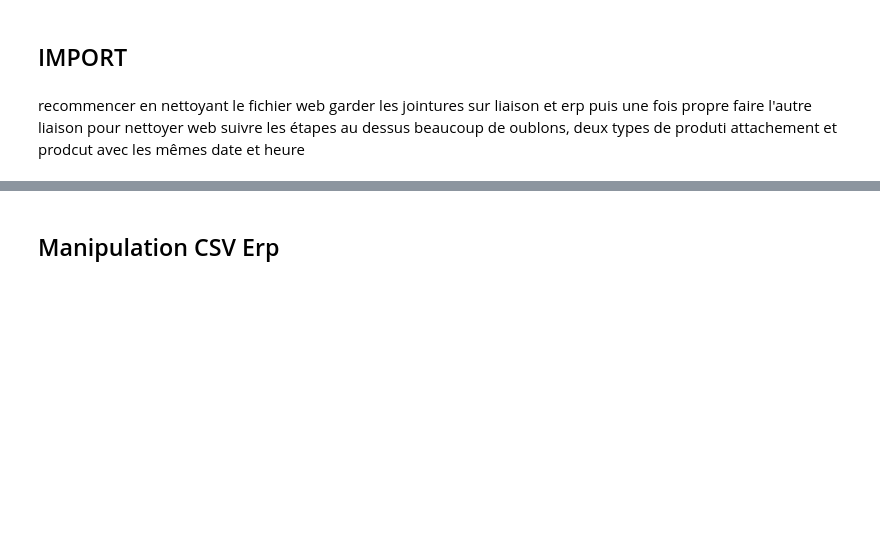
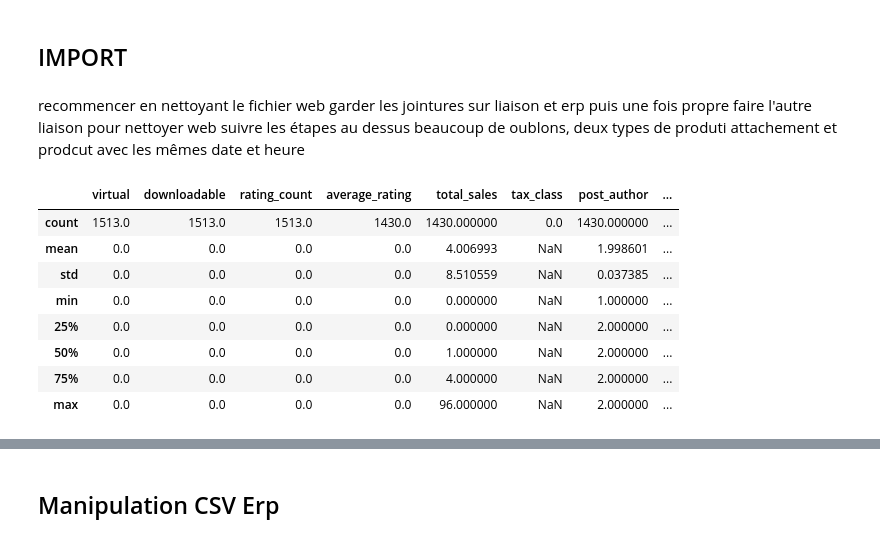
Before and after one commit to AntoineJBQ/Projet-5, a Jupyter notebook: Projet 5.ipynb, the cells around one changed output, grey strips where cells are left out. Cells and saved outputs as stored; diff of their text form; code cells hidden in the pictures; blank space fills up the shorter version.

```diff
--- a/Projet 5.ipynb
+++ b/Projet 5.ipynb
@@ -13,3 +13,15 @@ garder les jointures sur liaison et erp
 puis une fois propre faire l'autre liaison
 pour nettoyer web suivre les étapes au dessus
 beaucoup de oublons, deux types de produti attachement et prodcut avec les mêmes date et heure
+# %%
+web.describe()
+# %% [output]
+|  | virtual | downloadable | rating_count | average_rating | total_sales | tax_class | post_author | ... |
+| count | 1513.0 | 1513.0 | 1513.0 | 1430.0 | 1430.000000 | 0.0 | 1430.000000 | ... |
+| mean | 0.0 | 0.0 | 0.0 | 0.0 | 4.006993 | NaN | 1.998601 | ... |
+| std | 0.0 | 0.0 | 0.0 | 0.0 | 8.510559 | NaN | 0.037385 | ... |
+| min | 0.0 | 0.0 | 0.0 | 0.0 | 0.000000 | NaN | 1.000000 | ... |
+| 25% | 0.0 | 0.0 | 0.0 | 0.0 | 0.000000 | NaN | 2.000000 | ... |
+| 50% | 0.0 | 0.0 | 0.0 | 0.0 | 1.000000 | NaN | 2.000000 | ... |
+| 75% | 0.0 | 0.0 | 0.0 | 0.0 | 4.000000 | NaN | 2.000000 | ... |
+| max | 0.0 | 0.0 | 0.0 | 0.0 | 96.000000 | NaN | 2.000000 | ... |
```
Also changed, not shown: parts of 4 cells of this notebook.
